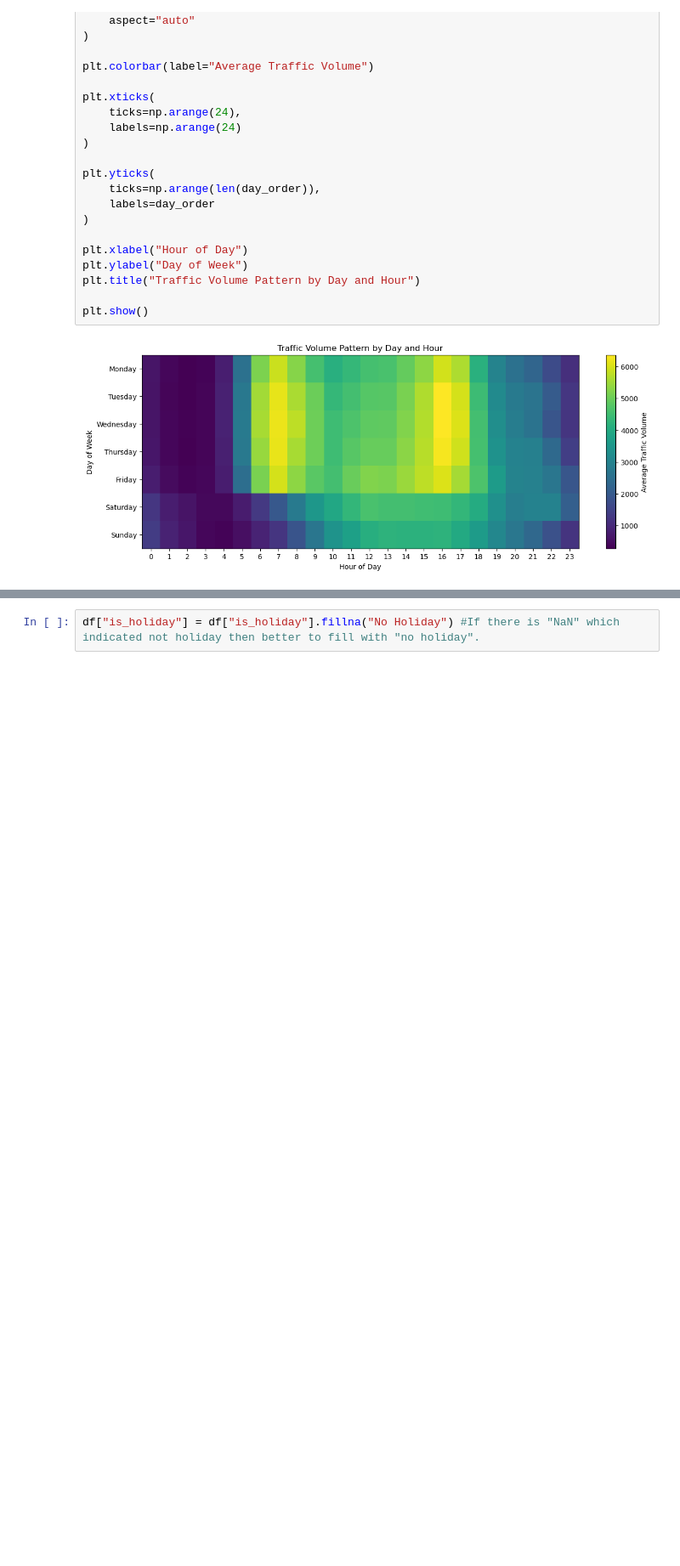
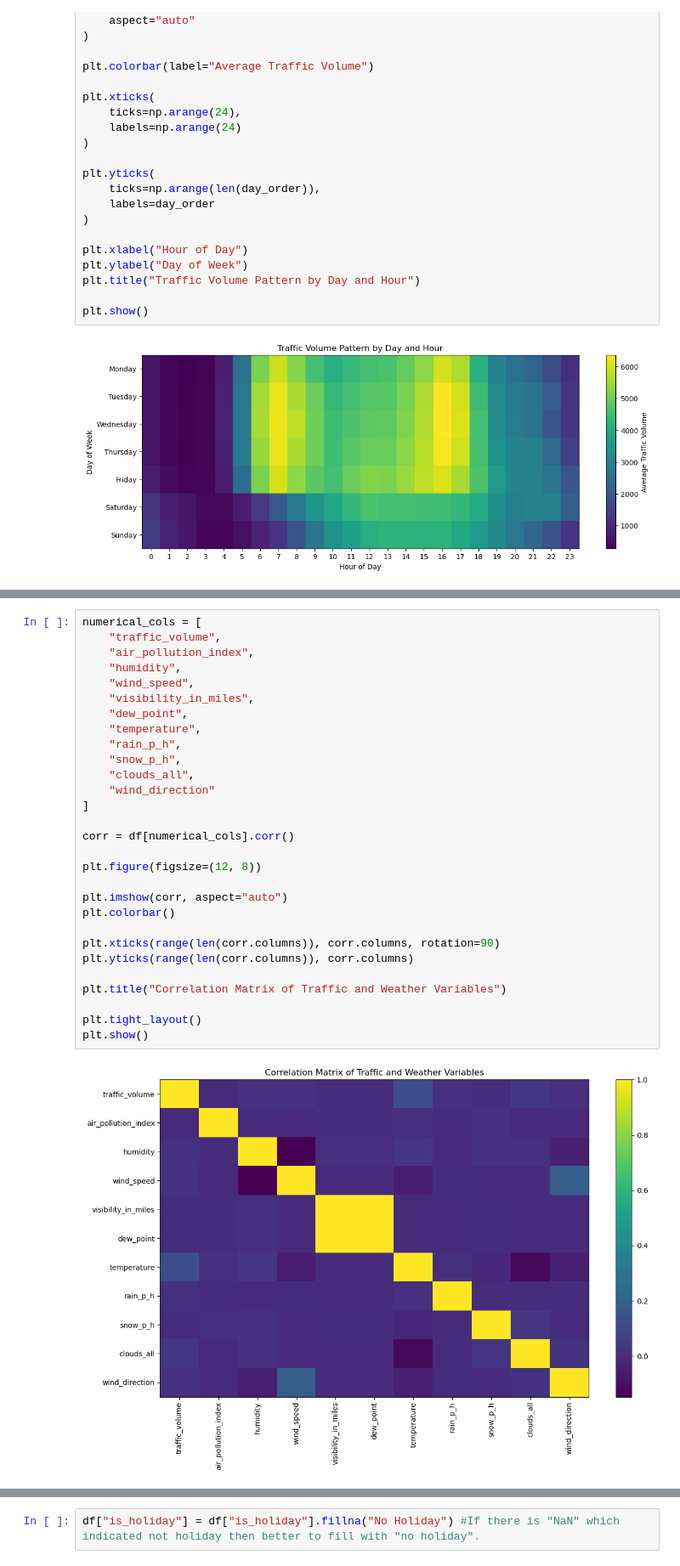
Before and after one commit to abhisarthak/traffic-volume-prediction-analysis, a Jupyter notebook: traffic_volume_prediction.ipynb, the cells around one changed output, grey strips where cells are left out. Shown at 85% size. Saved outputs shown, nothing was run; the diff lists cells and outputs as text; blank space fills up the shorter version.

```diff
--- a/traffic_volume_prediction.ipynb
+++ b/traffic_volume_prediction.ipynb
@@ -662,0 +745,31 @@ plt.show()
+# %%
+numerical_cols = [
+    "traffic_volume",
+    "air_pollution_index",
+    "humidity",
+    "wind_speed",
+    "visibility_in_miles",
+    "dew_point",
+    "temperature",
+    "rain_p_h",
+    "snow_p_h",
+    "clouds_all",
+    "wind_direction"
+]
+
+corr = df[numerical_cols].corr()
+
+plt.figure(figsize=(12, 8))
+
+plt.imshow(corr, aspect="auto")
+plt.colorbar()
+
+plt.xticks(range(len(corr.columns)), corr.columns, rotation=90)
+plt.yticks(range(len(corr.columns)), corr.columns)
+
+plt.title("Correlation Matrix of Traffic and Weather Variables")
+
+plt.tight_layout()
+plt.show()
+# %% [output]
+[figure, added]
```
Also changed, not shown: parts of 34 cells of this notebook.
